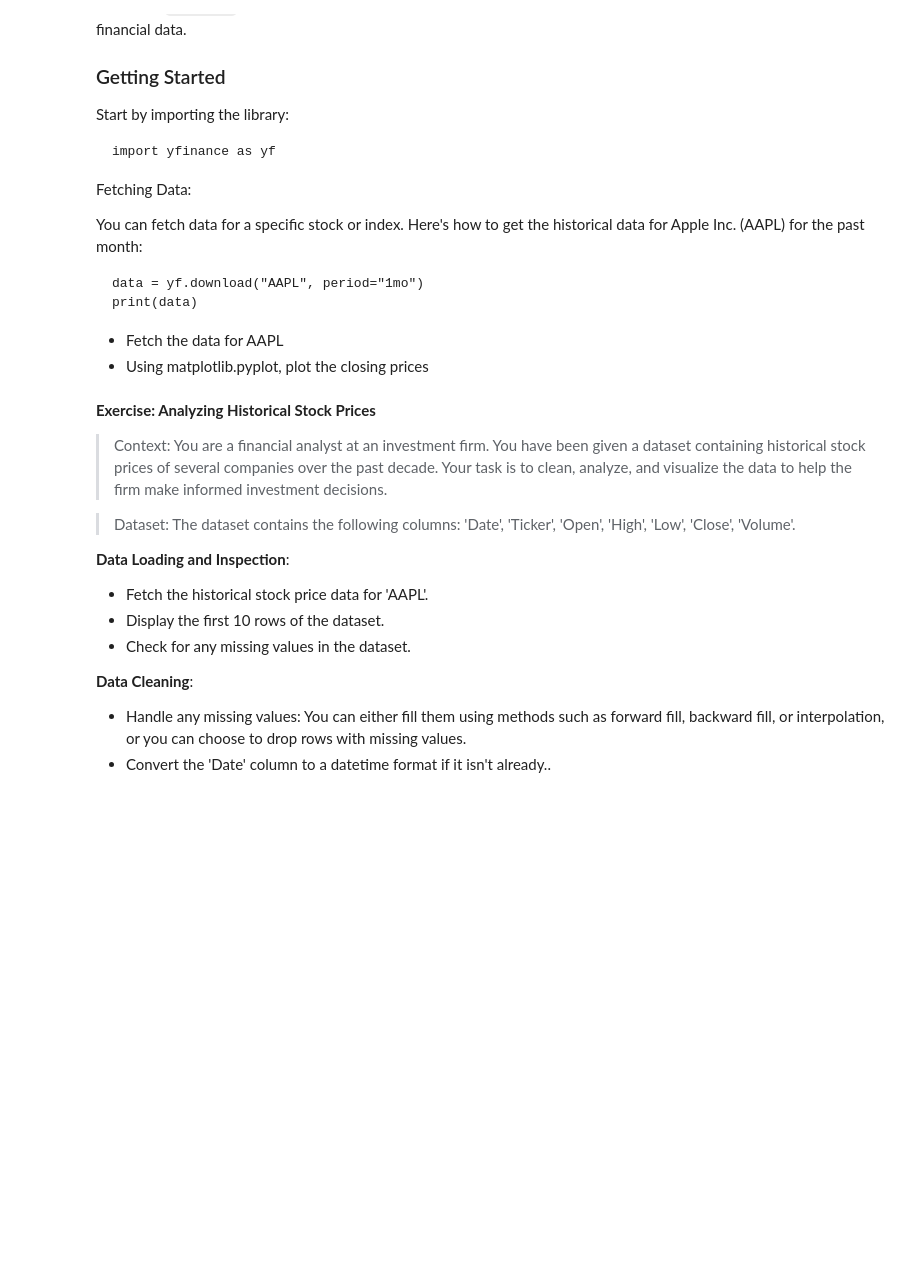
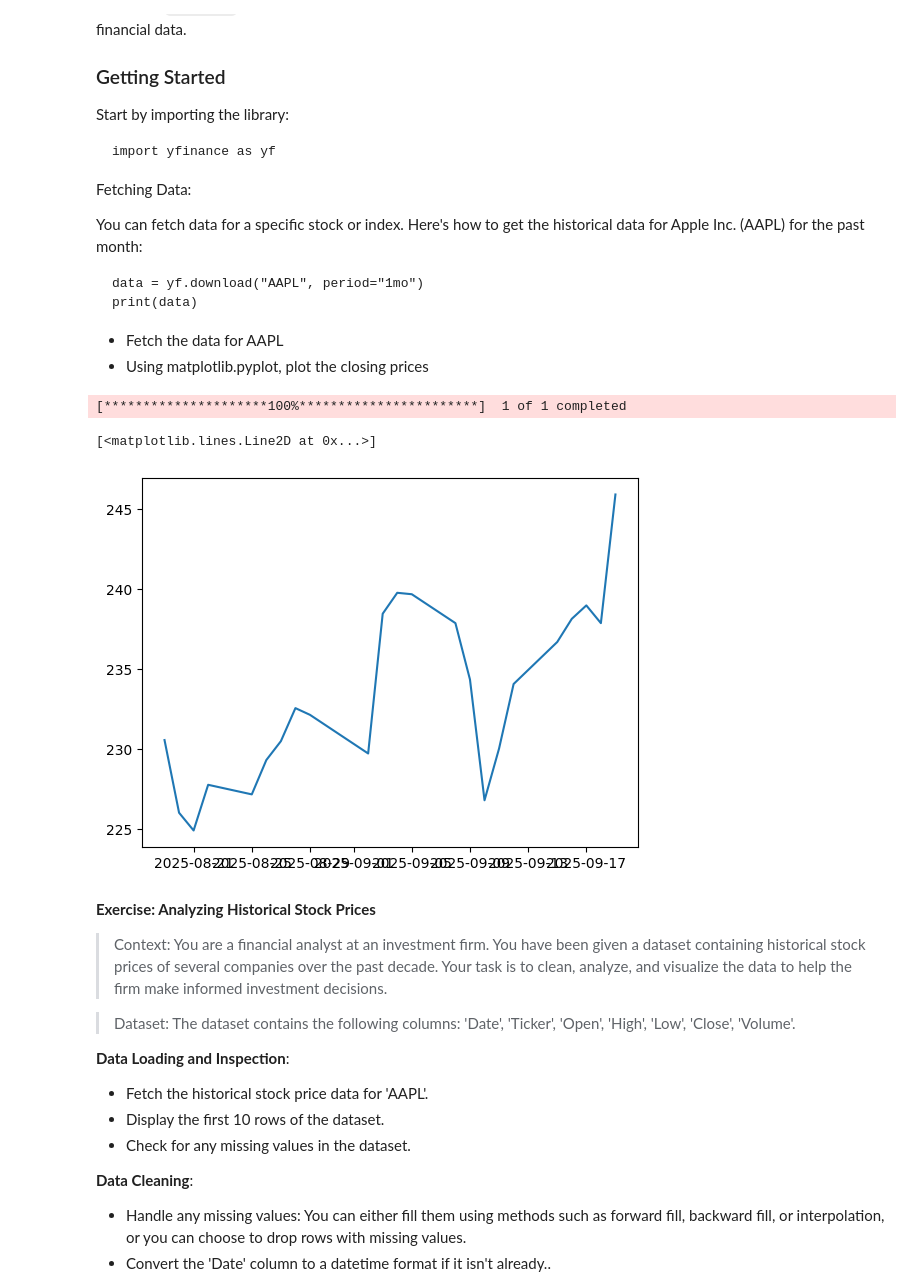
Before and after one commit to Zaltarba/PSL_python_for_finance, a Jupyter notebook: python_session_5 corrected.ipynb, the cells around one changed output. Saved outputs shown, nothing was run; the diff lists cells and outputs as text; code cells hidden in the pictures; blank space fills up the shorter version.

```diff
--- a/python_session_5 corrected.ipynb
+++ b/python_session_5 corrected.ipynb
@@ -36,9 +36,13 @@ import pandas as pd
 import numpy as np
 import matplotlib.pyplot as plt
 # %%
-ticker = yf.Ticker("AAPL")
+ticker = yf.Ticker("AAPL")  # If you have issues with yf.dowload use yf.Ticker
 data = yf.download("AAPL", period = "1mo")
-plt.plot(data['Adj Close'])
+plt.plot(data['Close'])
+# %% [output]
+[*********************100%***********************]  1 of 1 completed
+[<matplotlib.lines.Line2D at 0x...>]
+[figure, added]
 # %% [markdown]
 **Exercise: Analyzing Historical Stock Prices**
 > Context:
```
Also changed, not shown: parts of 6 cells of this notebook.
